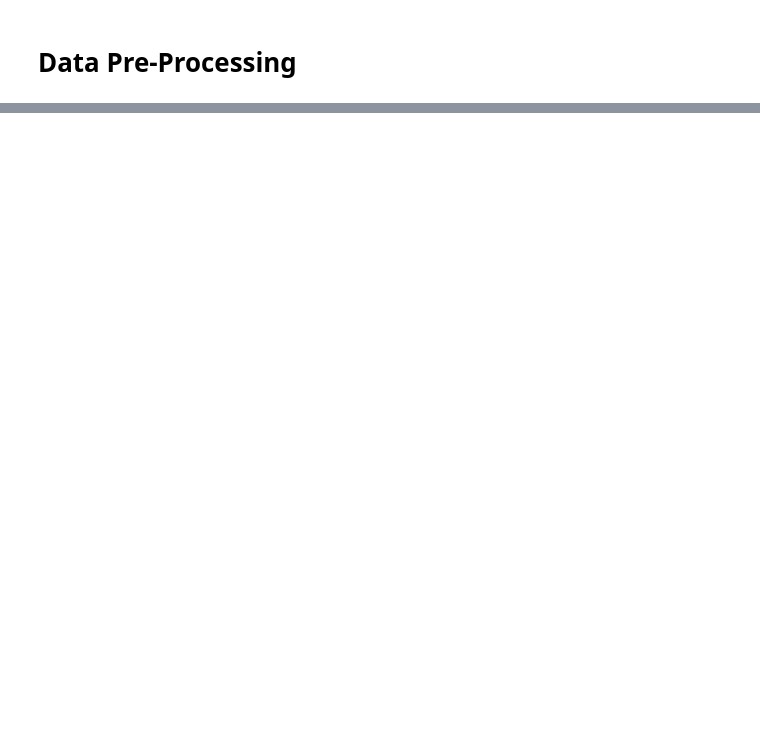
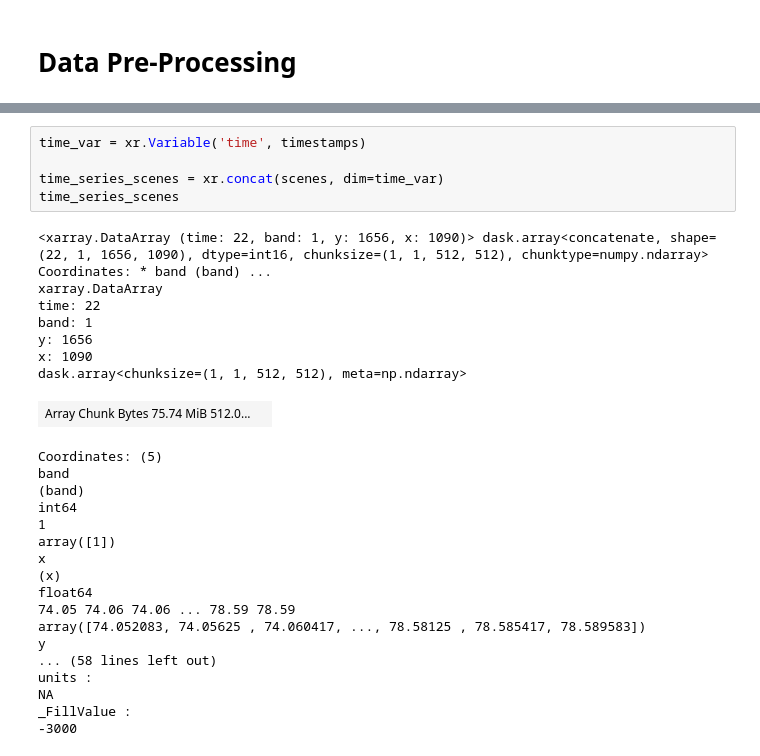
Before and after one commit to spatialthoughts/python-tutorials, a Jupyter notebook: extracting_time_series.ipynb, the cells around one changed output, grey strips where cells are left out. Saved outputs shown, nothing was run; the diff lists cells and outputs as text; blank space fills up the shorter version.

```diff
--- a/extracting_time_series.ipynb
+++ b/extracting_time_series.ipynb
@@ -120,0 +86,31 @@ plt.show()
+# %%
+time_var = xr.Variable('time', timestamps)
+
+time_series_scenes = xr.concat(scenes, dim=time_var)
+time_series_scenes
+# %% [output]
+<xarray.DataArray (time: 22, band: 1, y: 1656, x: 1090)> dask.array<concatenate, shape=(22, 1, 1656, 1090), dtype=int16, chunksize=(1, 1, 512, 512), chunktype=numpy.ndarray> Coordinates: * band (band) ...
+xarray.DataArray
+time: 22
+band: 1
+y: 1656
+x: 1090
+dask.array<chunksize=(1, 1, 512, 512), meta=np.ndarray>
+| Array Chunk Bytes 75.74 MiB 512.0... |  |
+Coordinates: (5)
+band
+(band)
+int64
+1
+array([1])
+x
+(x)
+float64
+74.05 74.06 74.06 ... 78.59 78.59
+array([74.052083, 74.05625 , 74.060417, ..., 78.58125 , 78.585417, 78.589583])
+y
+... (58 lines left out)
+units :
+NA
+_FillValue :
+-3000
```
Also changed, not shown: parts of 23 cells of this notebook.
